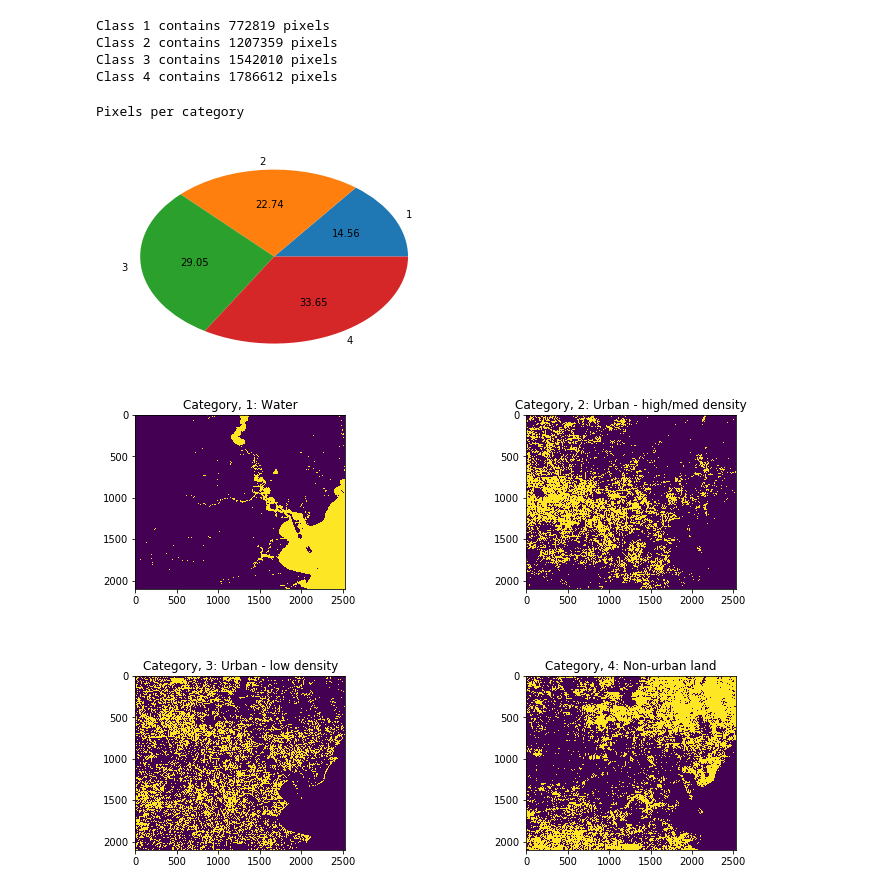
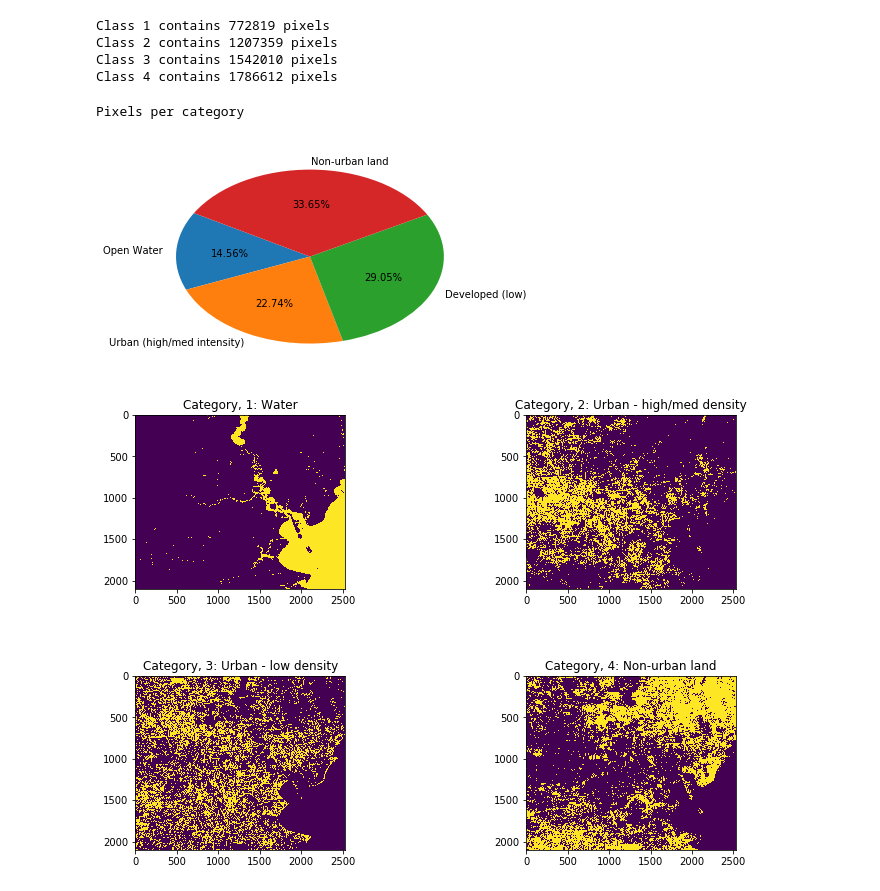
Before and after one commit to MaxwellMkondiwa/Urban_Land_Use_Classification_From_Satellite_Imagery, a Jupyter notebook: Houston_ML2.ipynb, the cells around one changed output. Saved outputs shown, nothing was run; the diff lists cells and outputs as text; code cells hidden in the pictures.

```diff
--- a/Houston_ML2.ipynb
+++ b/Houston_ML2.ipynb
@@ -119,11 +120,12 @@ Class 2 contains 1207359 pixels
 Class 3 contains 1542010 pixels
 Class 4 contains 1786612 pixels
 # %%
-plt.pie(per_class,labels=classes,autopct='%.2f');
+labels = ['Open Water','Urban (high/med intensity)','Developed (low)','Non-urban land']
+plt.pie(per_class,labels=labels,autopct='%.2f%%',startangle=150);
 print("Pixels per category")
 # %% [output]
 Pixels per category
-[figure, old version]
+[figure, new version]
 # %%
 # Visualize categorized training image from its np array
 fig, axs = plt.subplots(2,2, figsize=(14, 8), facecolor='w', edgecolor='k')
```
Also changed, not shown: parts of 11 cells of this notebook, 8 other files.
